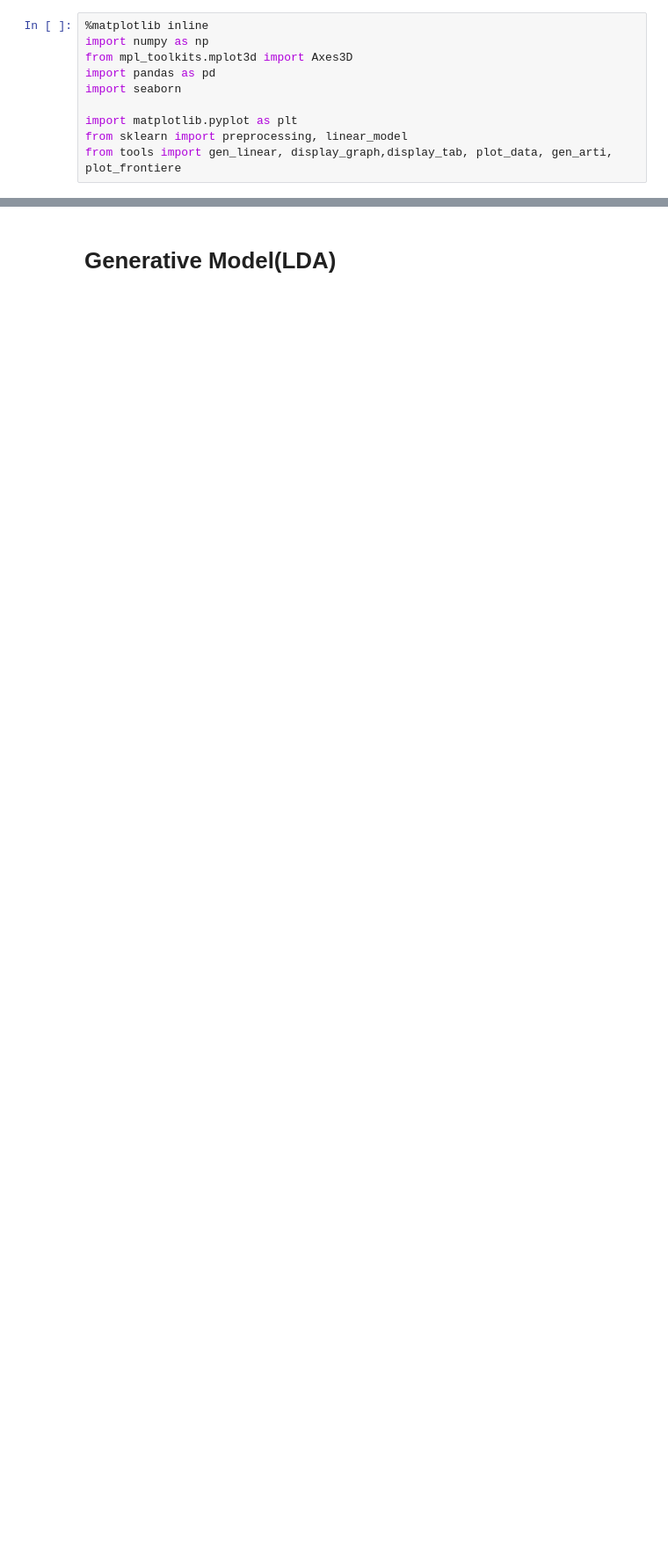
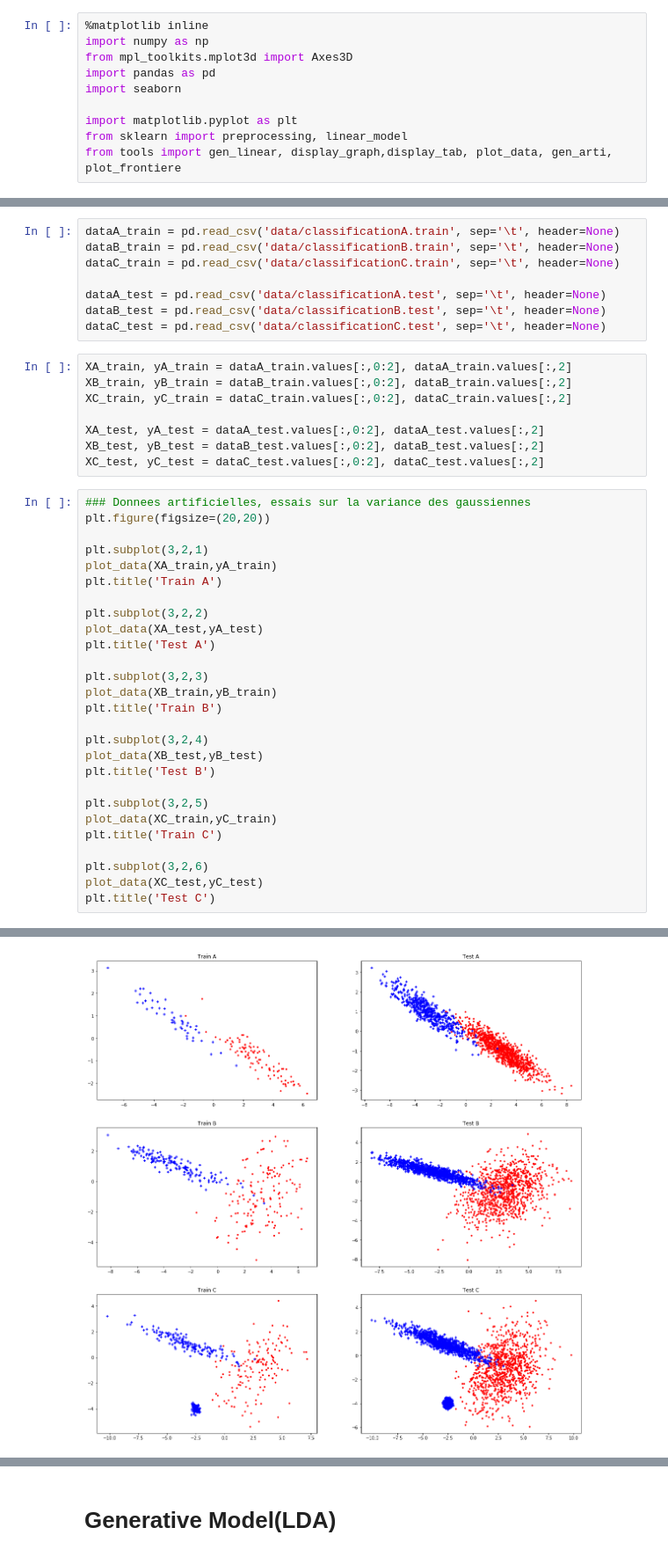
Before and after one commit to LeoAlberge/mva_probabilistic_graphic_models, a Jupyter notebook: TP1-Linear Classification.ipynb, the cells around one changed output, grey strips where cells are left out. Shown at 88% size. Drawn from its saved outputs; the diff is of its cells as text; blank space fills up the shorter version.

Commit message:
Adding misclass error and plot graphs

```diff
--- a/TP1-Linear Classification.ipynb
+++ b/TP1-Linear Classification.ipynb
@@ -24,0 +11,44 @@ Text(0.5, 1.0, 'Donnees')
+# %%
+dataA_train = pd.read_csv('data/classificationA.train', sep='\t', header=None)
+dataB_train = pd.read_csv('data/classificationB.train', sep='\t', header=None)
+dataC_train = pd.read_csv('data/classificationC.train', sep='\t', header=None)
+
+dataA_test = pd.read_csv('data/classificationA.test', sep='\t', header=None)
+dataB_test = pd.read_csv('data/classificationB.test', sep='\t', header=None)
+dataC_test = pd.read_csv('data/classificationC.test', sep='\t', header=None)
+# %%
+XA_train, yA_train = dataA_train.values[:,0:2], dataA_train.values[:,2]
+XB_train, yB_train = dataB_train.values[:,0:2], dataB_train.values[:,2]
+XC_train, yC_train = dataC_train.values[:,0:2], dataC_train.values[:,2]
+
+XA_test, yA_test = dataA_test.values[:,0:2], dataA_test.values[:,2]
+XB_test, yB_test = dataB_test.values[:,0:2], dataB_test.values[:,2]
+XC_test, yC_test = dataC_test.values[:,0:2], dataC_test.values[:,2]
+# %%
+### Donnees artificielles, essais sur la variance des gaussiennes
+plt.figure(figsize=(20,20))
+
+plt.subplot(3,2,1)
+plot_data(XA_train,yA_train)
+plt.title('Train A')
+
+plt.subplot(3,2,2)
+plot_data(XA_test,yA_test)
+plt.title('Test A')
+
+plt.subplot(3,2,3)
+plot_data(XB_train,yB_train)
+plt.title('Train B')
+
+plt.subplot(3,2,4)
+plot_data(XB_test,yB_test)
+plt.title('Test B')
+
+plt.subplot(3,2,5)
+plot_data(XC_train,yC_train)
+plt.title('Train C')
+
+plt.subplot(3,2,6)
+plot_data(XC_test,yC_test)
+plt.title('Test C')
+# %% [output]
@@ -24,0 +56 @@ Text(0.5, 1.0, 'Donnees')
+[figure, added]
```
Also changed, not shown: parts of 22 cells of this notebook.
